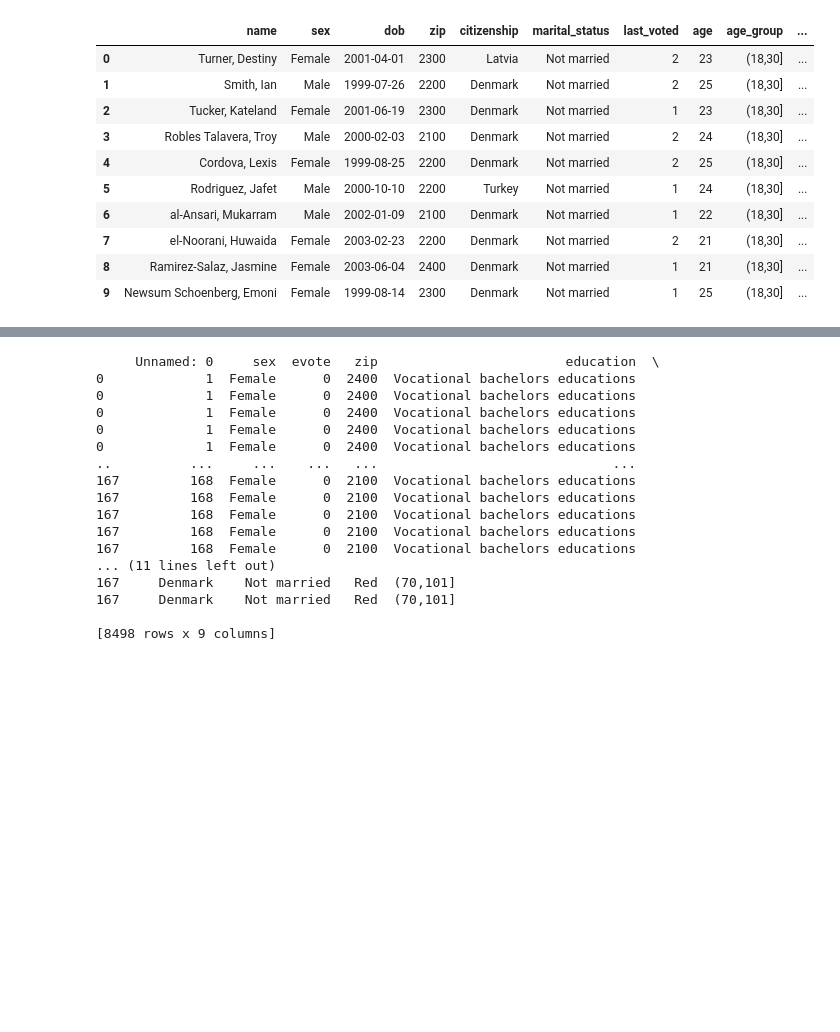
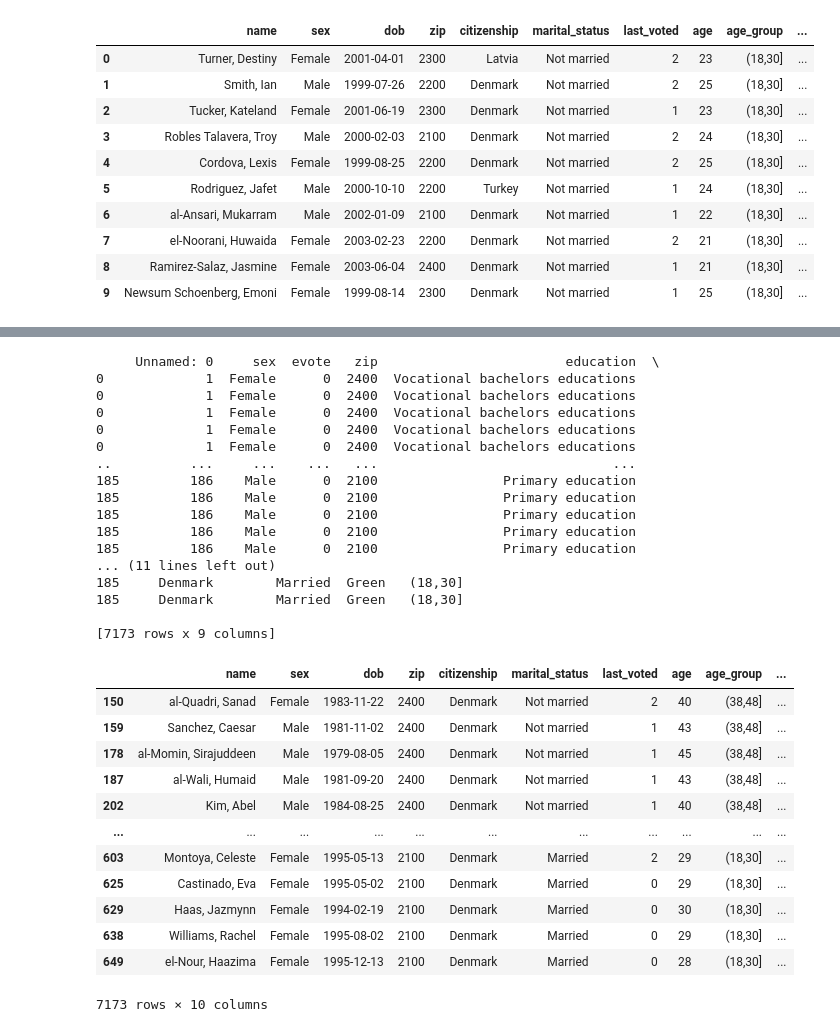
Before and after one commit to ChristianSneffeFleischer/SP_project2024, a Jupyter notebook: Part_2/deanonymization.ipynb, the cells around one changed output, grey strips where cells are left out. Saved outputs shown, nothing was run; the diff lists cells and outputs as text; code cells hidden in the pictures; blank space fills up the shorter version.

```diff
--- a/Part_2/deanonymization.ipynb
+++ b/Part_2/deanonymization.ipynb
@@ -98,14 +98,17 @@ register_df.head(10)
 # %%
 # Indexing to reduce comparison space
 indexer = Index()
-indexer.block(['zip', 'age_group'])  # Blocking on ziå to speed up
+indexer.block(['zip', 'age_group', 'marital_status'])  # Blocking on ziå to speed up
 candidate_links = indexer.index(anonymized_df, register_df)
 
 # Compare quasi-identifiers
 compare = Compare()
+compare.exact('zip', 'zip', label='zip')
 compare.exact('age_group', 'age_group', label='age_group')
 compare.exact('marital_status', 'marital_status', label='marital_status')
-# compare.string('sex', 'sex', method='levenshtein', label='sex') #doesn't make sense?
+compare.exact('citizenship', 'citizenship', label='citizenship')
+
+compare.string('sex', 'sex', method='levenshtein', label='sex')
 
 comparison_results = compare.compute(candidate_links, anonymized_df, register_df)
 
@@ -113,7 +116,7 @@ comparison_results = compare.compute(candidate_links, anonymized_df, register_df
 comparison_results['score'] = comparison_results.sum(axis=1)
 
 # Select matches above a threshold
-threshold = 1.5  # Adjust based on your confidence level
+threshold = 4.5  # Adjust based on your confidence level
 matches = comparison_results[comparison_results['score'] >= threshold]
 
 # Extract matched anonymized indices and corresponding public register indices
@@ -150,16 +152,32 @@ print(matched_anonymized)
 0             1  Female      0  2400  Vocational bachelors educations
 0             1  Female      0  2400  Vocational bachelors educations
 ..          ...     ...    ...   ...                              ...
-167         168  Female      0  2100  Vocational bachelors educations
-167         168  Female      0  2100  Vocational bachelors educations
-167         168  Female      0  2100  Vocational bachelors educations
-167         168  Female      0  2100  Vocational bachelors educations
-167         168  Female      0  2100  Vocational bachelors educations
+185         186    Male      0  2100                Primary education
+185         186    Male      0  2100                Primary education
+185         186    Male      0  2100                Primary education
+185         186    Male      0  2100                Primary education
+185         186    Male      0  2100                Primary education
 ... (11 lines left out)
-167     Denmark    Not married   Red  (70,101]
-167     Denmark    Not married   Red  (70,101]
+185     Denmark        Married  Green   (18,30]
+185     Denmark        Married  Green   (18,30]
 
-[8498 rows x 9 columns]
+[7173 rows x 9 columns]
+# %%
+matched_register
+# %% [output]
+|  | name | sex | dob | zip | citizenship | marital_status | last_voted | age | age_group | ... |
+| 150 | al-Quadri, Sanad | Female | 1983-11-22 | 2400 | Denmark | Not married | 2 | 40 | (38,48] | ... |
+| 159 | Sanchez, Caesar | Male | 1981-11-02 | 2400 | Denmark | Not married | 1 | 43 | (38,48] | ... |
+| 178 | al-Momin, Sirajuddeen | Male | 1979-08-05 | 2400 | Denmark | Not married | 1 | 45 | (38,48] | ... |
+| 187 | al-Wali, Humaid | Male | 1981-09-20 | 2400 | Denmark | Not married | 1 | 43 | (38,48] | ... |
+| 202 | Kim, Abel | Male | 1984-08-25 | 2400 | Denmark | Not married | 1 | 40 | (38,48] | ... |
+| ... | ... | ... | ... | ... | ... | ... | ... | ... | ... | ... |
+| 603 | Montoya, Celeste | Female | 1995-05-13 | 2100 | Denmark | Married | 2 | 29 | (18,30] | ... |
+| 625 | Castinado, Eva | Female | 1995-05-02 | 2100 | Denmark | Married | 0 | 29 | (18,30] | ... |
+| 629 | Haas, Jazmynn | Female | 1994-02-19 | 2100 | Denmark | Married | 0 | 30 | (18,30] | ... |
+| 638 | Williams, Rachel | Female | 1995-08-02 | 2100 | Denmark | Married | 0 | 29 | (18,30] | ... |
+| 649 | el-Nour, Haazima | Female | 1995-12-13 | 2100 | Denmark | Married | 0 | 28 | (18,30] | ... |
+7173 rows × 10 columns
 # %%
 #biased 65.5
 
```
Also changed, not shown: parts of 2 cells of this notebook.
